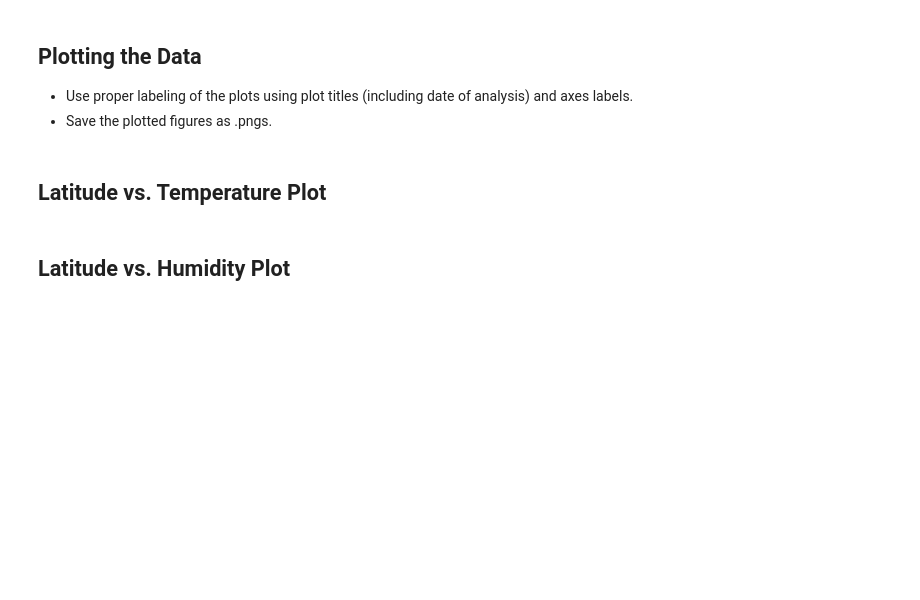
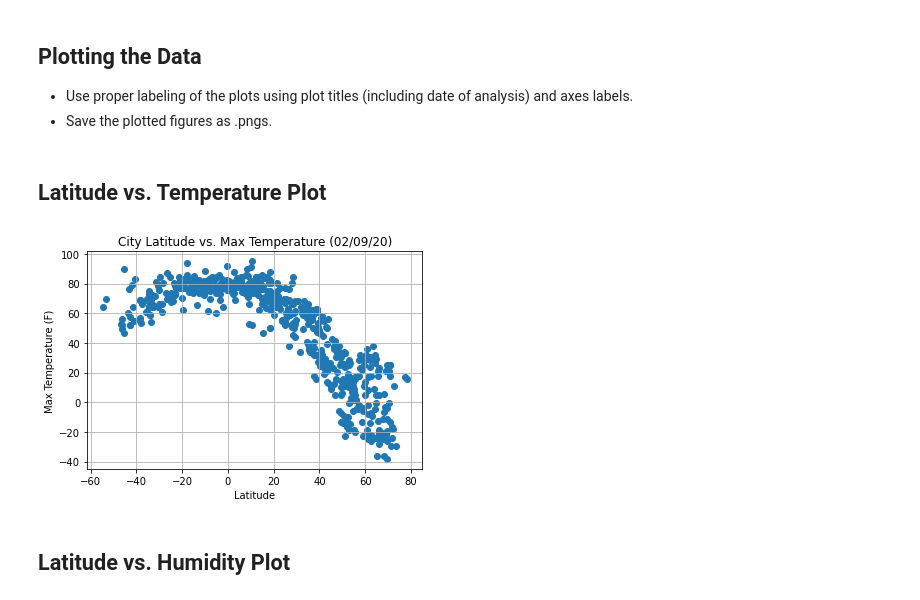
Before and after one commit to JonWeber0328/python-api-challenge, a Jupyter notebook: WeatherPy/WeatherPy.ipynb, the cells around one changed output. Cells and saved outputs as stored; diff of their text form; code cells hidden in the pictures; blank space fills up the shorter version.

Commit message:
completed scatter plot one.

```diff
--- a/WeatherPy/WeatherPy.ipynb
+++ b/WeatherPy/WeatherPy.ipynb
@@ -189,6 +196,20 @@ Skip this step if there are no cities that have humidity > 100%.
 * Save the plotted figures as .pngs.
 # %% [markdown]
 ## Latitude vs. Temperature Plot
+# %%
+# Build a scatter plot
+plt.scatter(cities_df["Lat"], cities_df["Max Temp"], marker="o")
+
+# Incorporate the other graph properties
+plt.title("City Latitude vs. Max Temperature (02/09/20)")
+plt.ylabel("Max Temperature (F)")
+plt.xlabel("Latitude")
+plt.grid(True)
+
+# Save the figure
+plt.savefig("TemperatureInWorldCities.png")
+# %% [output]
+[figure, added]
 # %% [markdown]
 ## Latitude vs. Humidity Plot
 # %% [markdown]
```
Also changed, not shown: parts of 4 cells of this notebook, 1 other file.
